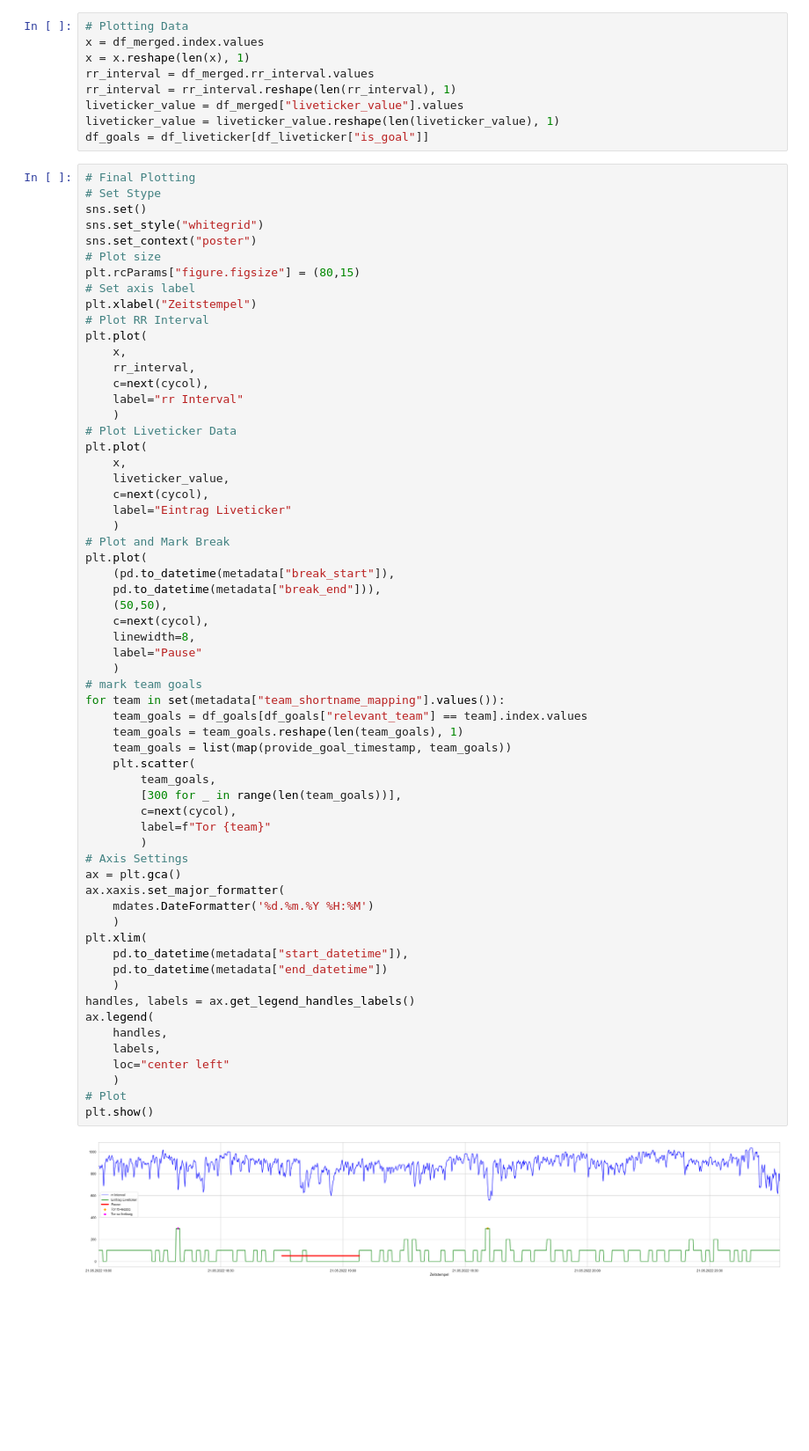
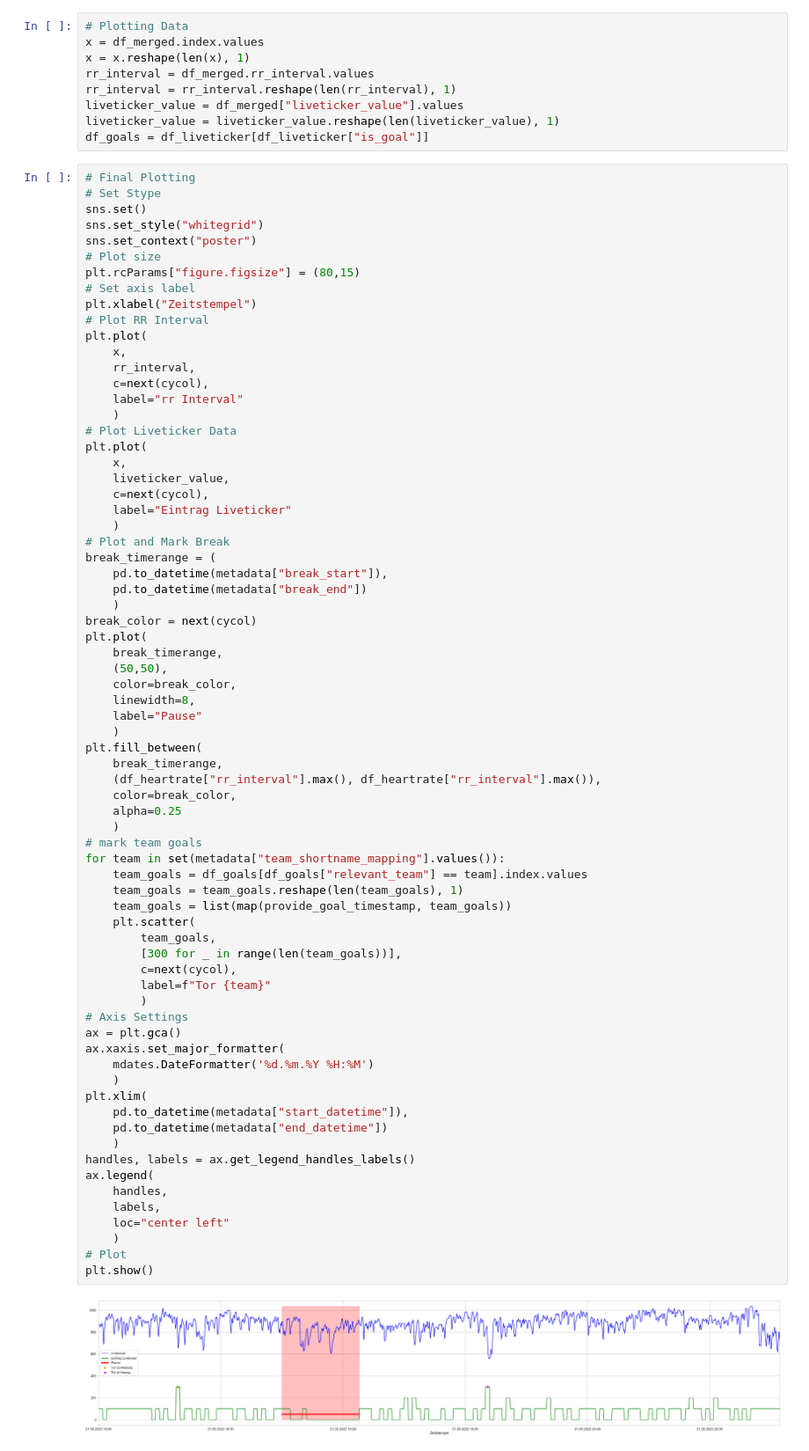
Before and after one commit to dakonr/jupyter-demonotebooks, a Jupyter notebook: statistics/liveticker/basic_plotting_merged.ipynb, the cells around one changed output. Shown: that part at 88% size. Saved outputs shown, nothing was run; the diff lists cells and outputs as text; blank space fills up the shorter version.

Commit message:
better break design

```diff
--- a/statistics/liveticker/basic_plotting_merged.ipynb
+++ b/statistics/liveticker/basic_plotting_merged.ipynb
@@ -116,41 +116,51 @@ plt.plot(
     label="Eintrag Liveticker"
     )
 # Plot and Mark Break
+break_timerange = (
+    pd.to_datetime(metadata["break_start"]),
+    pd.to_datetime(metadata["break_end"])
+    )
+break_color = next(cycol)
 plt.plot(
-    (pd.to_datetime(metadata["break_start"]),
-    pd.to_datetime(metadata["break_end"])),
+    break_timerange,
     (50,50),
-    c=next(cycol),
+    color=break_color,
     linewidth=8,
     label="Pause"
+    )
+plt.fill_between(
+    break_timerange,
+    (df_heartrate["rr_interval"].max(), df_heartrate["rr_interval"].max()),
+    color=break_color,
+    alpha=0.25
     )
 # mark team goals
 for team in set(metadata["team_shortname_mapping"].values()):
     team_goals = df_goals[df_goals["relevant_team"] == team].index.values
     team_goals = team_goals.reshape(len(team_goals), 1)
     team_goals = list(map(provide_goal_timestamp, team_goals))
     plt.scatter(
         team_goals,
         [300 for _ in range(len(team_goals))],
         c=next(cycol),
         label=f"Tor {team}"
         )
 # Axis Settings
 ax = plt.gca()
 ax.xaxis.set_major_formatter(
     mdates.DateFormatter('%d.%m.%Y %H:%M')
     )
 plt.xlim(
     pd.to_datetime(metadata["start_datetime"]),
     pd.to_datetime(metadata["end_datetime"])
     )
 handles, labels = ax.get_legend_handles_labels()
 ax.legend(
     handles,
     labels,
     loc="center left"
     )
 # Plot
 plt.show()
 # %% [output]
-[figure, old version]
+[figure, new version]
```
